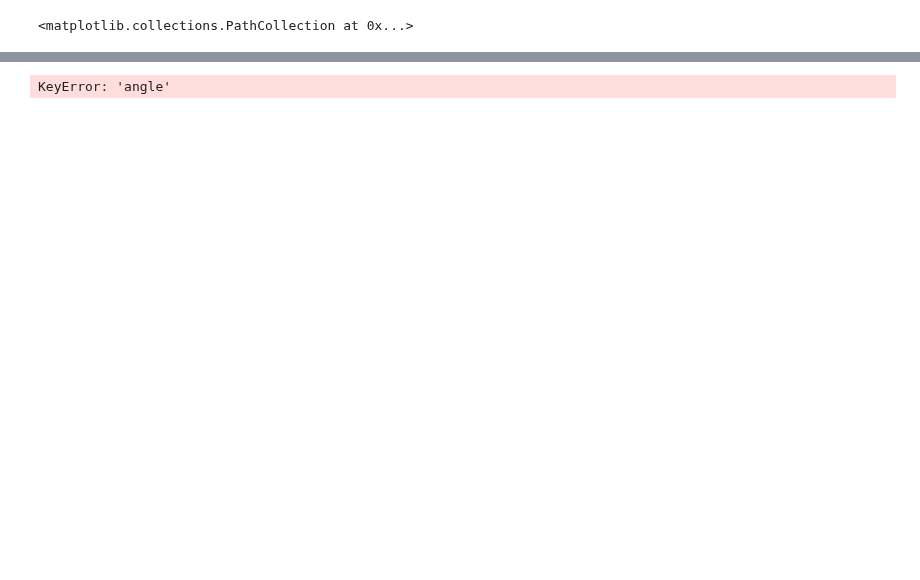
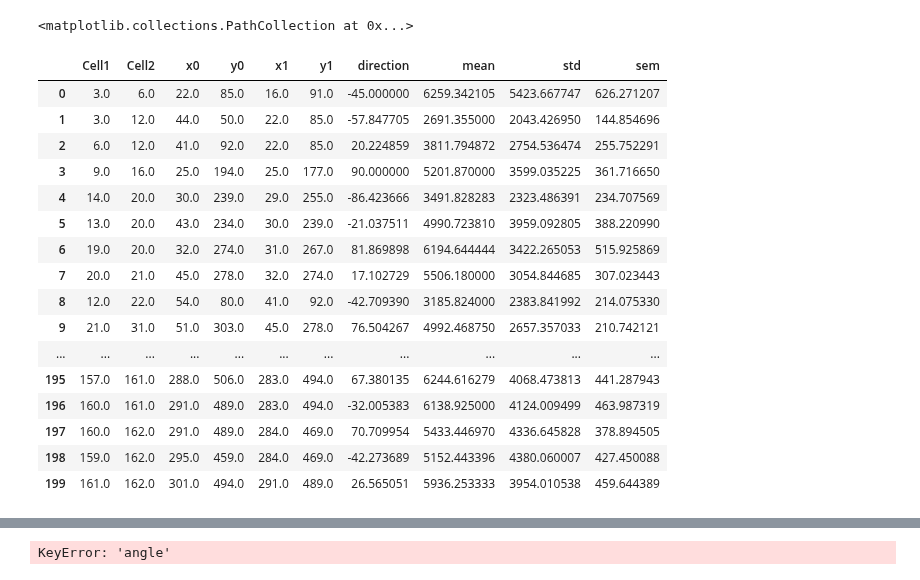
Before and after one commit to suzannelab/Dissect, a Jupyter notebook: notebook/2D-DISSECT-New_architecture.ipynb, the cells around one changed output, grey strips where cells are left out. Saved outputs shown, nothing was run; the diff lists cells and outputs as text; code cells hidden in the pictures; blank space fills up the shorter version.

Commit message:
New function junctions_stats (#13)
* Add 'junctions_stats ' function in Analysis

* Update 2D-DISSECT-New_architecture.ipynb

* Update 2D-DISSECT-New_architecture.ipynb

```diff
--- a/notebook/2D-DISSECT-New_architecture.ipynb
+++ b/notebook/2D-DISSECT-New_architecture.ipynb
@@ -24,7 +25,7 @@ from Dissects.analysis.analysis import (general_analysis,
 import matplotlib.pyplot as plt
 # %%
 # load image
-image, metadata = load_image("/home/tmerle/DISSECT/Dissects4/Dissects/stores/2d_images.tif")
+image, metadata = load_image("/home/tmerle/DISSECT/Dissects/Dissects/stores/2d_images.tif")
 # %%
 metadata
 # %% [output]
@@ -37,7 +38,7 @@ pixel_ratio
 0.18323109343704702
 # %%
 #load ndskl file
-cp, fil, point, specs = load_NDskl("/home/tmerle/DISSECT/Dissects4/Dissects/stores/2d_images.NDskl.a.NDskl")
+cp, fil, point, specs = load_NDskl("/home/tmerle/DISSECT/Dissects/Dissects/stores/2d_images.NDskl.a.NDskl")
 #create skeleton object
 #skel = Skeleton(cp, fil, point, specs)
 # %%
@@ -313,4 +304,4 @@ df_vertices
 | 215 | 303.0 | 474.0 | 1.0 | 162.0 | 163.0 | NaN | NaN |
 | 216 | 301.0 | 494.0 | 1.0 | 161.0 | 162.0 | NaN | NaN |
 # %%
-df4_jonctions = junctions(list_vertices, df_vertices)
+df_junctions = junctions(list_vertices, df_vertices)
@@ -343,6 +334,28 @@ plt.scatter(df4_jonctions['y1'], df4_jonctions['x1'], color='r')
 [interactive output not drawn]
 [interactive output not drawn]
 <matplotlib.collections.PathCollection at 0x...>
+# %%
+df_junctions_stats = junctions_stats(df_junctions, mask, seg, image, 2)
+# %%
+df_junctions_stats
+# %% [output]
+|  | Cell1 | Cell2 | x0 | y0 | x1 | y1 | direction | mean | std | sem |
+| 0 | 3.0 | 6.0 | 22.0 | 85.0 | 16.0 | 91.0 | -45.000000 | 6259.342105 | 5423.667747 | 626.271207 |
+| 1 | 3.0 | 12.0 | 44.0 | 50.0 | 22.0 | 85.0 | -57.847705 | 2691.355000 | 2043.426950 | 144.854696 |
+| 2 | 6.0 | 12.0 | 41.0 | 92.0 | 22.0 | 85.0 | 20.224859 | 3811.794872 | 2754.536474 | 255.752291 |
+| 3 | 9.0 | 16.0 | 25.0 | 194.0 | 25.0 | 177.0 | 90.000000 | 5201.870000 | 3599.035225 | 361.716650 |
+| 4 | 14.0 | 20.0 | 30.0 | 239.0 | 29.0 | 255.0 | -86.423666 | 3491.828283 | 2323.486391 | 234.707569 |
+| 5 | 13.0 | 20.0 | 43.0 | 234.0 | 30.0 | 239.0 | -21.037511 | 4990.723810 | 3959.092805 | 388.220990 |
+| 6 | 19.0 | 20.0 | 32.0 | 274.0 | 31.0 | 267.0 | 81.869898 | 6194.644444 | 3422.265053 | 515.925869 |
+| 7 | 20.0 | 21.0 | 45.0 | 278.0 | 32.0 | 274.0 | 17.102729 | 5506.180000 | 3054.844685 | 307.023443 |
+| 8 | 12.0 | 22.0 | 54.0 | 80.0 | 41.0 | 92.0 | -42.709390 | 3185.824000 | 2383.841992 | 214.075330 |
+| 9 | 21.0 | 31.0 | 51.0 | 303.0 | 45.0 | 278.0 | 76.504267 | 4992.468750 | 2657.357033 | 210.742121 |
+| ... | ... | ... | ... | ... | ... | ... | ... | ... | ... | ... |
+| 195 | 157.0 | 161.0 | 288.0 | 506.0 | 283.0 | 494.0 | 67.380135 | 6244.616279 | 4068.473813 | 441.287943 |
+| 196 | 160.0 | 161.0 | 291.0 | 489.0 | 283.0 | 494.0 | -32.005383 | 6138.925000 | 4124.009499 | 463.987319 |
+| 197 | 160.0 | 162.0 | 291.0 | 489.0 | 284.0 | 469.0 | 70.709954 | 5433.446970 | 4336.645828 | 378.894505 |
+| 198 | 159.0 | 162.0 | 295.0 | 459.0 | 284.0 | 469.0 | -42.273689 | 5152.443396 | 4380.060007 | 427.450088 |
+| 199 | 161.0 | 162.0 | 301.0 | 494.0 | 291.0 | 489.0 | 26.565051 | 5936.253333 | 3954.010538 | 459.644389 |
 # %%
 import numpy as np
 import pylab as pl
```
Also changed, not shown: parts of 8 cells of this notebook, 1 other file.
